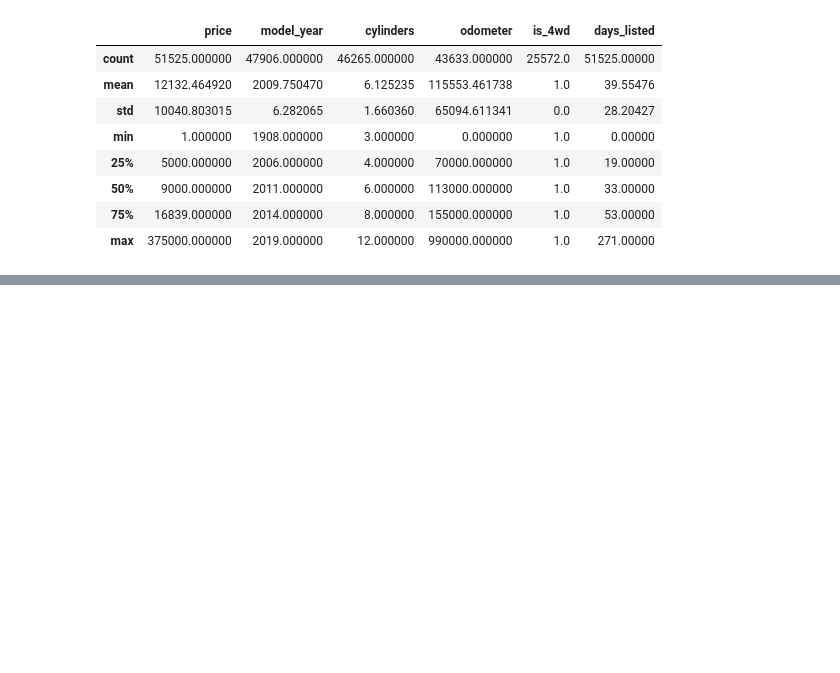
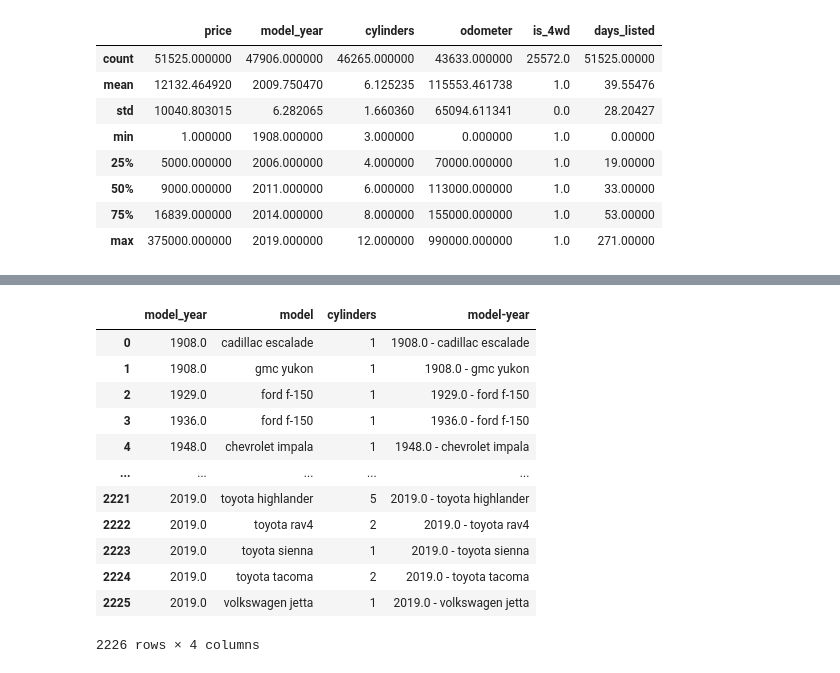
Before and after one commit to aadi-v/Sprint-4-Project, a Jupyter notebook: Notebooks/EDA.ipynb, the cells around one changed output, grey strips where cells are left out. Drawn from its saved outputs; the diff is of its cells as text; code cells hidden in the pictures; blank space fills up the shorter version.

```diff
--- a/Notebooks/EDA.ipynb
+++ b/Notebooks/EDA.ipynb
@@ -78,0 +88,2 @@ vehicles.describe()
+# %%
+cyls = pd.DataFrame(vehicles.groupby(['model_year', 'model'])['cylinders'].count().reset_index())
@@ -78,0 +123,17 @@ vehicles.describe()
+# %%
+cyls['model-year'] = cyls['model_year'].astype('str') + ' - ' + cyls['model']
+cyls
+# %% [output]
+|  | model_year | model | cylinders | model-year |
+| 0 | 1908.0 | cadillac escalade | 1 | 1908.0 - cadillac escalade |
+| 1 | 1908.0 | gmc yukon | 1 | 1908.0 - gmc yukon |
+| 2 | 1929.0 | ford f-150 | 1 | 1929.0 - ford f-150 |
+| 3 | 1936.0 | ford f-150 | 1 | 1936.0 - ford f-150 |
+| 4 | 1948.0 | chevrolet impala | 1 | 1948.0 - chevrolet impala |
+| ... | ... | ... | ... | ... |
+| 2221 | 2019.0 | toyota highlander | 5 | 2019.0 - toyota highlander |
+| 2222 | 2019.0 | toyota rav4 | 2 | 2019.0 - toyota rav4 |
+| 2223 | 2019.0 | toyota sienna | 1 | 2019.0 - toyota sienna |
+| 2224 | 2019.0 | toyota tacoma | 2 | 2019.0 - toyota tacoma |
+| 2225 | 2019.0 | volkswagen jetta | 1 | 2019.0 - volkswagen jetta |
+2226 rows × 4 columns
```
Also changed, not shown: parts of 19 cells of this notebook, 1 other file.
